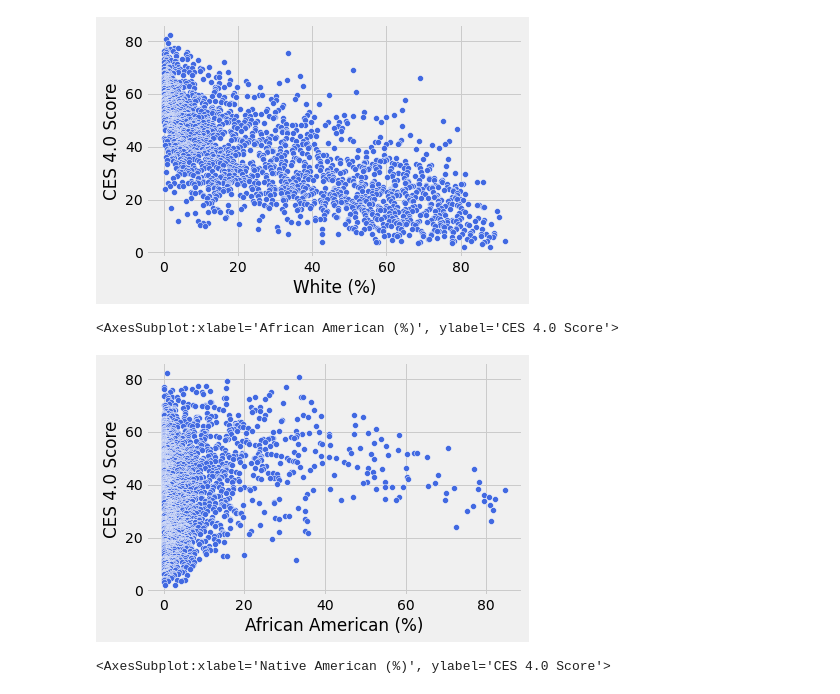
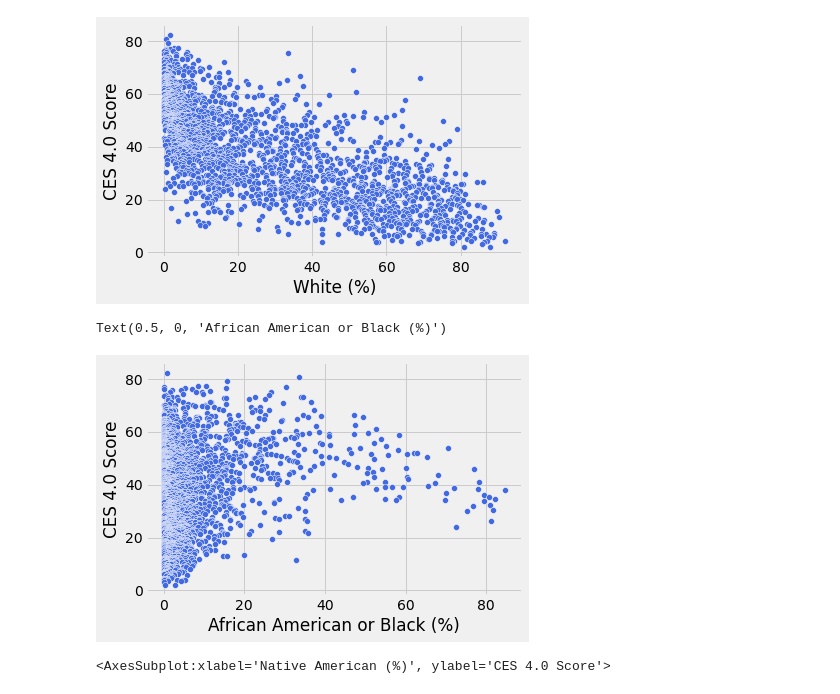
Before and after one commit to carlosortizdev/Thesis, a Jupyter notebook: notebooks/1.Introduction.ipynb, the cells around one changed output. Cells and saved outputs as stored; diff of their text form; code cells hidden in the pictures.

```diff
--- a/notebooks/1.Introduction.ipynb
+++ b/notebooks/1.Introduction.ipynb
@@ -203,9 +204,10 @@ sns.scatterplot(data=df_pop_corr, x='White (%)', y='CES 4.0 Score', color='royal
 [figure]
 # %%
 sns.scatterplot(data=df_pop_corr, x='African American (%)', y='CES 4.0 Score', color='royalblue')
+plt.xlabel("African American or Black (%)")
 # %% [output]
-<AxesSubplot:xlabel='African American (%)', ylabel='CES 4.0 Score'>
+Text(0.5, 0, 'African American or Black (%)')
-[figure, old version]
+[figure, new version]
 # %%
 sns.scatterplot(data=df_pop_corr, x='Native American (%)', y='CES 4.0 Score', color='royalblue')
 # %% [output]
```
Also changed, not shown: parts of 2 cells of this notebook, 56 other files.
